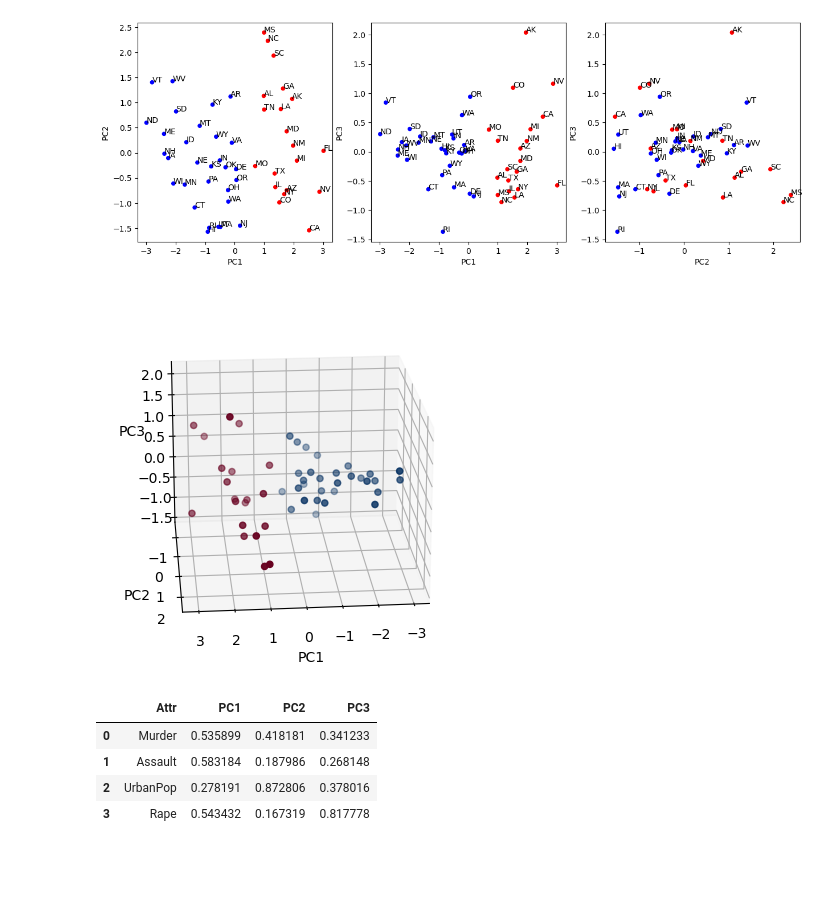
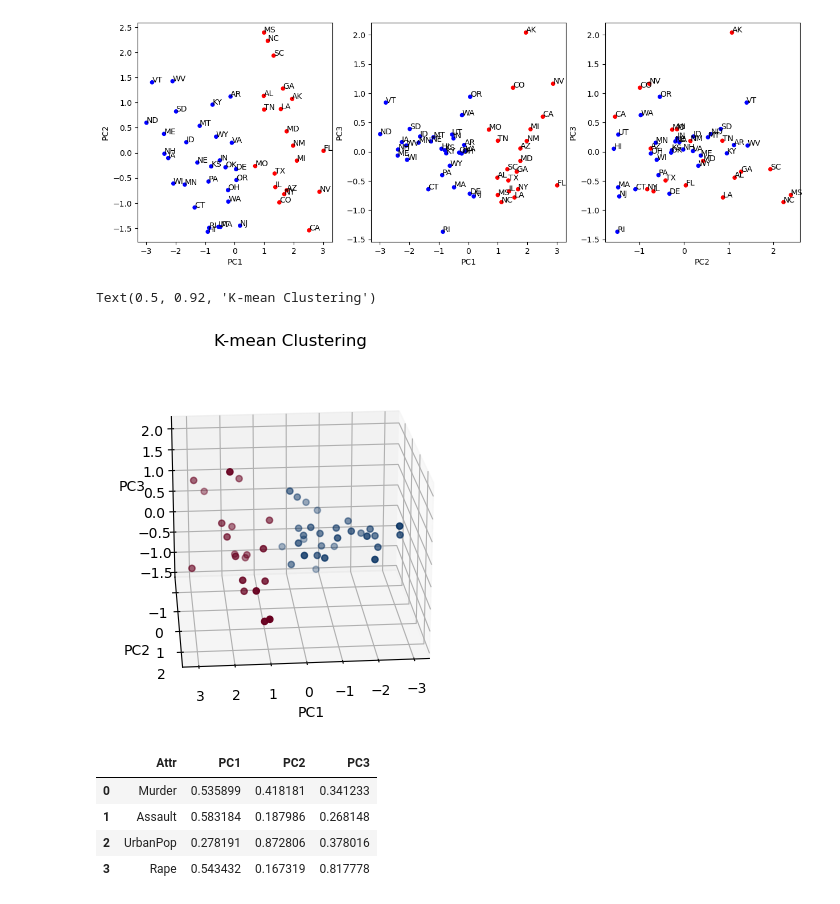
Before and after one commit to ConnerGrice/Hyperion-Capstone-Projects, a Jupyter notebook: 7-MLClustering/ClusteringArrests.ipynb, the cells around one changed output. Saved outputs shown, nothing was run; the diff lists cells and outputs as text; code cells hidden in the pictures; blank space fills up the shorter version.

```diff
--- a/7-MLClustering/ClusteringArrests.ipynb
+++ b/7-MLClustering/ClusteringArrests.ipynb
@@ -440,7 +445,7 @@ Now we will run the clustering again but with only 2 clusters and visualise the
 # %%
 #Trains and predicts using k-means to find 2 clusters
 kmean = KMeans(n_clusters=2,random_state=r)
-cluster_labels = [int(value) for value in kmean.fit_predict(final_pca)]
+mean_cluster_labels = [int(value) for value in kmean.fit_predict(final_pca)]
 
 #Separates data into 3 variables and the labels
 x = final_pca[0]
@@ -461,7 +466,7 @@ for axis,comp in zip(fig.axes,combo):
     ys = comp[1]
 
     #Plots the scatter
-    final_pca[comp].plot.scatter(x=xs,y=ys,ax=axis,color=cluster_labels,cmap=matplotlib.colors.ListedColormap(["red","blue"]))
+    final_pca[comp].plot.scatter(x=xs,y=ys,ax=axis,color=mean_cluster_labels,cmap=matplotlib.colors.ListedColormap(["red","blue"]))
     axis.set_xlabel(f"PC{comp[0]+1}")
     axis.set_ylabel(f"PC{comp[1]+1}")
 
@@ -473,17 +478,19 @@ for axis,comp in zip(fig.axes,combo):
 # %%
 
 #Generates 3D plot
 fig = plt.figure()
 ax = fig.add_subplot(projection="3d")
 
 #plots the scatter using the clustering results for colouring points
-ax.scatter(x,y,z,c=cluster_labels,cmap="RdBu")
+ax.scatter(x,y,z,c=mean_cluster_labels,cmap="RdBu")
 ax.set_xlabel("PC1")
 ax.set_ylabel("PC2")
 ax.set_zlabel("PC3")
 ax.view_init(20,85)
+ax.set_title("K-mean Clustering")
 # %% [output]
+Text(0.5, 0.92, 'K-mean Clustering')
-[figure, old version]
+[figure, new version]
 # %%
 #Initaise dataframe that will contain the importance of each original axis with each new principle axis
 importance = pd.DataFrame({"Attr":df_num.columns})
```
Also changed, not shown: parts of 9 cells of this notebook, 1 other file.
